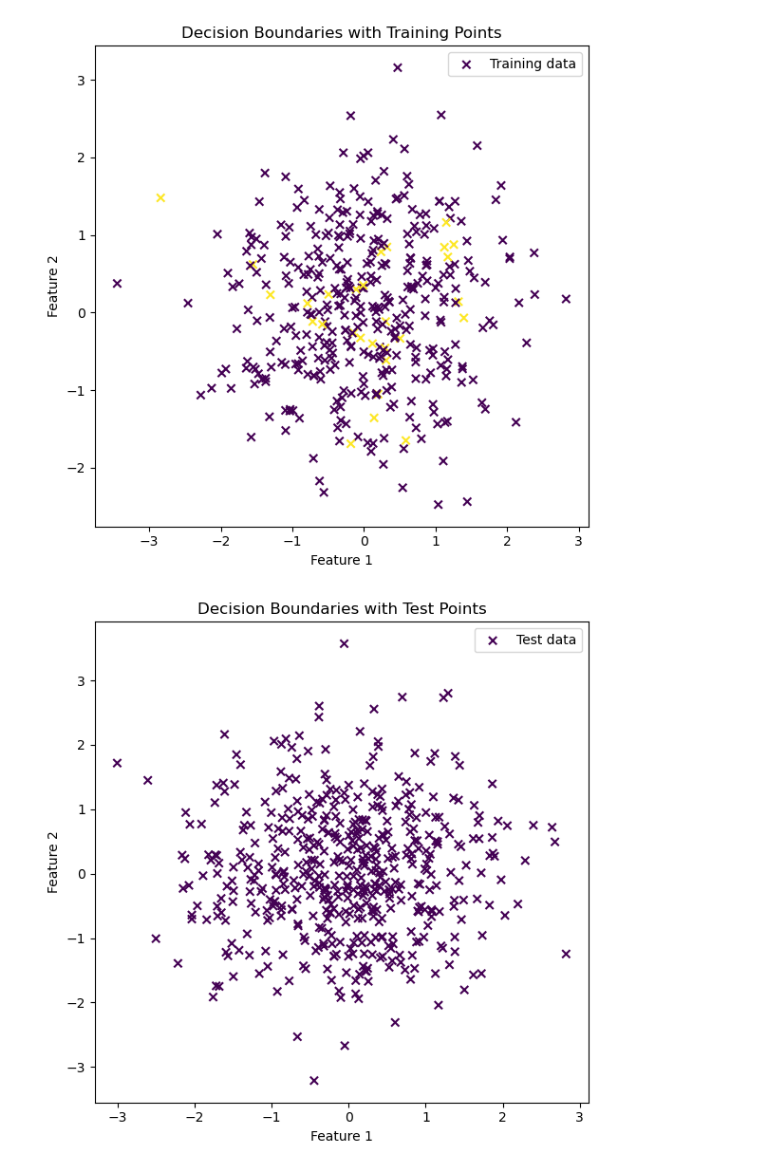
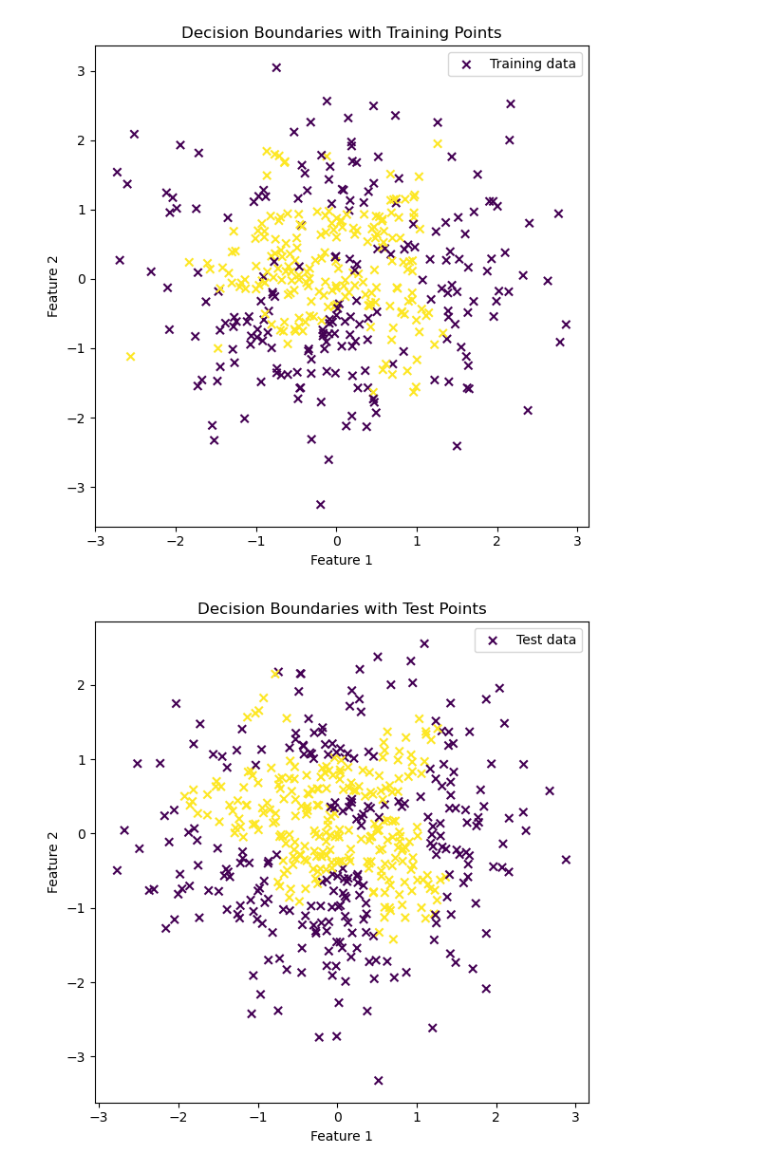
Before and after one commit to iglesiascaio/SparseMKL, a Jupyter notebook: notebooks/analyse_results_synthetic.ipynb, the cells around one changed output. Saved outputs shown, nothing was run; the diff lists cells and outputs as text; code cells hidden in the pictures.

```diff
--- a/notebooks/analyse_results_synthetic.ipynb
+++ b/notebooks/analyse_results_synthetic.ipynb
@@ -271,5 +374,10 @@ The `ci` parameter is deprecated. Use `errorbar='sd'` for the same effect.
 # %%
-replicate_path = "./scripts/mkl_sim_results/rep_vary_k_p5_r02.npz"
+import pandas as pd
+import seaborn as sns
+import matplotlib.pyplot as plt
+import numpy as np
+
+replicate_path = "./scripts/mkl_sim_results/rep_vary_k_p5_r01.npz"
 data = np.load(replicate_path)
 X_tr = data["X_train"]  # shape (n_train, 2)
 y_tr = data["y_train"]
@@ -298,38 +406,38 @@ plt.legend()
 plt.tight_layout()
 plt.show()
 # %% [output]
-[figure, old version]
+[figure, new version]
 # %%
-replicate_path = "./scripts/mkl_sim_results/rep_vary_k_p5_r02.npz"
+replicate_path = "./scripts/mkl_sim_results/rep_vary_k_p5_r01.npz"
 data = np.load(replicate_path)
 X_tr = data["X_train"]  # shape (n_train, 2)
 X_te = data["X_test"]   # shape (n_test, 2)
 # alpha_true = data["alpha_true"]  # shape (N_total,)
 # beta_true  = data["beta_true"]   # length K
 # alpha_est  = data["alpha_est"]   # shape (n_train,)
 # beta_est   = data["beta_est"]    # length K
 y_tr = data["y_train"]
 y_te = data["y_test"]
 
 # Cell 4: Plot boundaries and only training points
 plt.figure(figsize=(6,6))
 
 # true boundary (solid)
 # plt.contour(xx, yy, Z_true, levels=[0], linewidths=2, linestyles="solid", colors="black")
 # estimated boundary (dashed)
 # plt.contour(xx, yy, Z_est,  levels=[0], linewidths=2, linestyles="dashed", colors="black")
 
 # scatter only the training points
 plt.scatter(X_te[:, 0], X_te[:, 1], c=y_te, marker='x', label='Test data')
 
 plt.title("Decision Boundaries with Test Points")
 plt.xlabel("Feature 1")
 plt.ylabel("Feature 2")
 plt.legend()
 plt.tight_layout()
 plt.show()
 # %% [output]
-[figure, old version]
+[figure, new version]
 # %%
 import pandas as pd
 
```
Also changed, not shown: parts of 14 cells of this notebook, 1 other file.
